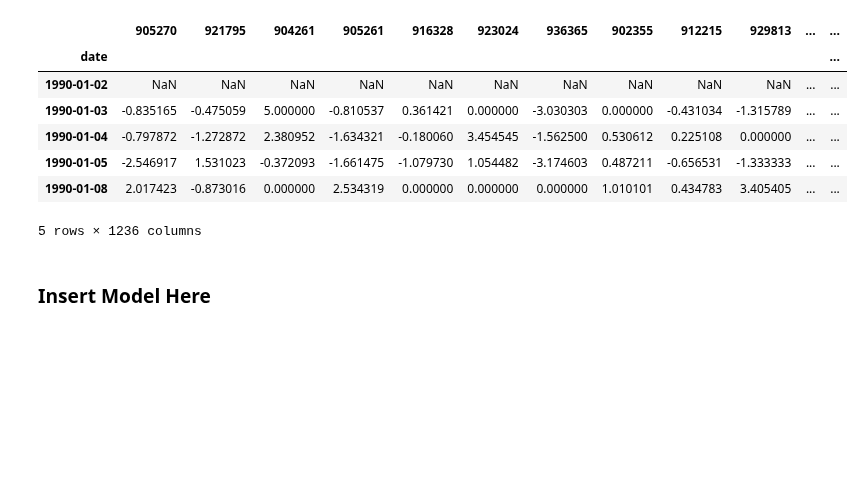
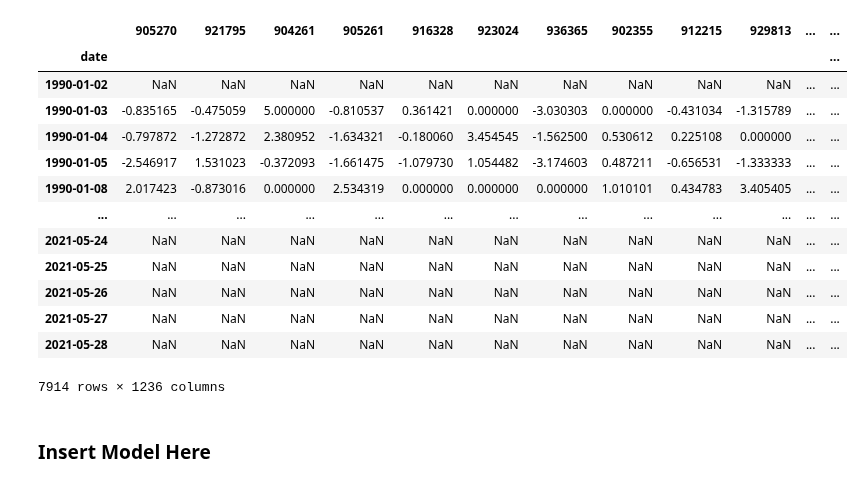
Before and after one commit to jeremylee73/differential-capital, a Jupyter notebook: baseline-model/baseline_model.ipynb, the cells around one changed output. Cells and saved outputs as stored; diff of their text form; code cells hidden in the pictures; blank space fills up the shorter version.

```diff
--- a/baseline-model/baseline_model.ipynb
+++ b/baseline-model/baseline_model.ipynb
@@ -16,16 +16,22 @@ import seaborn as sns
 # %%
 # read data
 returns = pd.read_pickle('Data/returns.pkl')
-returns.head()
+returns
 # %% [output]
 |  | 905270 | 921795 | 904261 | 905261 | 916328 | 923024 | 936365 | 902355 | 912215 | 929813 | ... | ... |
 | date |  |  |  |  |  |  |  |  |  |  |  | ... |
 | 1990-01-02 | NaN | NaN | NaN | NaN | NaN | NaN | NaN | NaN | NaN | NaN | ... | ... |
 | 1990-01-03 | -0.835165 | -0.475059 | 5.000000 | -0.810537 | 0.361421 | 0.000000 | -3.030303 | 0.000000 | -0.431034 | -1.315789 | ... | ... |
 | 1990-01-04 | -0.797872 | -1.272872 | 2.380952 | -1.634321 | -0.180060 | 3.454545 | -1.562500 | 0.530612 | 0.225108 | 0.000000 | ... | ... |
 | 1990-01-05 | -2.546917 | 1.531023 | -0.372093 | -1.661475 | -1.079730 | 1.054482 | -3.174603 | 0.487211 | -0.656531 | -1.333333 | ... | ... |
 | 1990-01-08 | 2.017423 | -0.873016 | 0.000000 | 2.534319 | 0.000000 | 0.000000 | 0.000000 | 1.010101 | 0.434783 | 3.405405 | ... | ... |
+| ... | ... | ... | ... | ... | ... | ... | ... | ... | ... | ... | ... | ... |
+| 2021-05-24 | NaN | NaN | NaN | NaN | NaN | NaN | NaN | NaN | NaN | NaN | ... | ... |
+| 2021-05-25 | NaN | NaN | NaN | NaN | NaN | NaN | NaN | NaN | NaN | NaN | ... | ... |
+| 2021-05-26 | NaN | NaN | NaN | NaN | NaN | NaN | NaN | NaN | NaN | NaN | ... | ... |
+| 2021-05-27 | NaN | NaN | NaN | NaN | NaN | NaN | NaN | NaN | NaN | NaN | ... | ... |
+| 2021-05-28 | NaN | NaN | NaN | NaN | NaN | NaN | NaN | NaN | NaN | NaN | ... | ... |
-5 rows × 1236 columns
+7914 rows × 1236 columns
 # %% [markdown]
 ### Insert Model Here
 # %%
```
Also changed, not shown: parts of 1 cell of this notebook.
